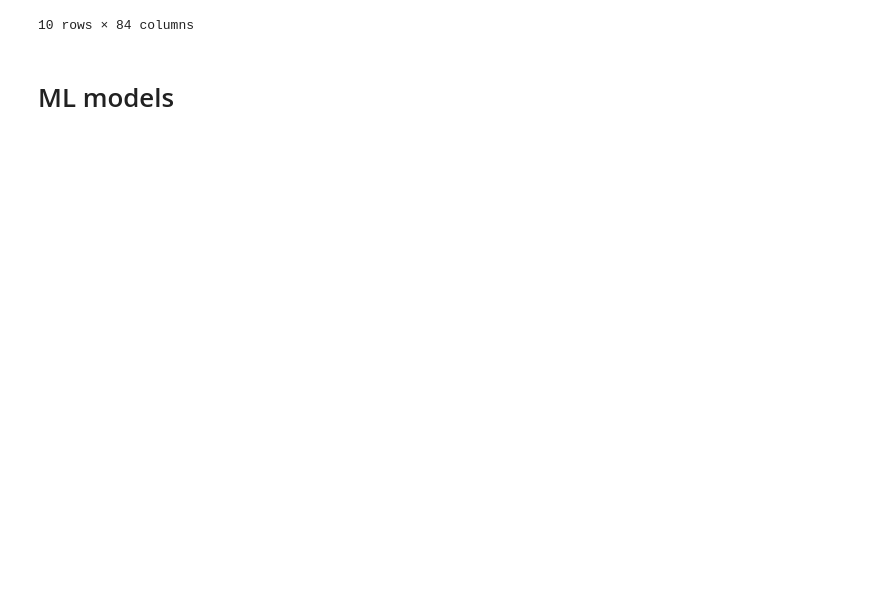
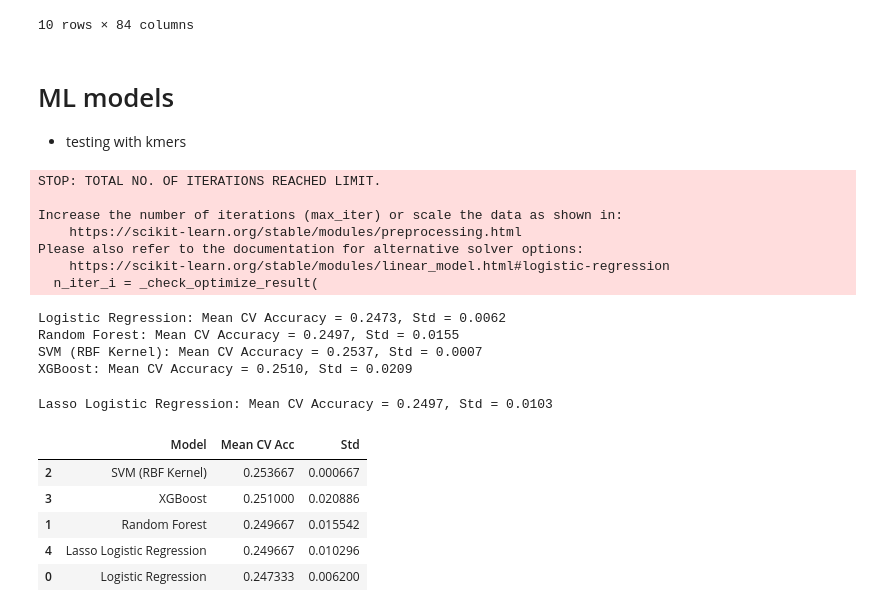
Before and after one commit to alabhastam/BioSeqClassifier, a Jupyter notebook: main.ipynb, the cells around one changed output. Cells and saved outputs as stored; diff of their text form; code cells hidden in the pictures; blank space fills up the shorter version.

Commit message:
Kaggle Notebook | BioSeqClassifier | ml models

```diff
--- a/main.ipynb
+++ b/main.ipynb
@@ -375,3 +375,61 @@ df_with_kmers.head(10)
 10 rows × 84 columns
 # %% [markdown]
 # ML models
+* testing with kmers
+# %%
+import pandas as pd
+from sklearn.model_selection import cross_val_score, StratifiedKFold
+from sklearn.linear_model import LogisticRegression, Lasso
+from sklearn.ensemble import RandomForestClassifier
+from sklearn.svm import SVC
+from xgboost import XGBClassifier
+
+# 0.Just in case
+df_ml_model = df_with_kmers.copy(deep=True)
+
+# 1. Feature selection
+X = df_ml_model.drop(['Sample_ID', 'Sequence', 'Class_Label_enc','Class_Label','Disease_Risk'], axis=1)
+y = df_ml_model['Class_Label_enc']
+
+# 2. Define models
+models = {
+    'Logistic Regression': LogisticRegression(max_iter=1000),
+    'Random Forest': RandomForestClassifier(n_estimators=100, random_state=42),
+    'SVM (RBF Kernel)': SVC(kernel='rbf', probability=True),
+    'XGBoost': XGBClassifier(use_label_encoder=False, eval_metric='logloss', random_state=42),
+    'Lasso Logistic Regression': LogisticRegression(penalty='l1', solver='saga', max_iter=1000)
+}
+
+# 3. Cross-validation setup
+skf = StratifiedKFold(n_splits=5, shuffle=True, random_state=42)
+
+# 4. Evaluate each model
+results = {}
+for name, model in models.items():
+    scores = cross_val_score(model, X, y, cv=skf, scoring='accuracy')
+    results[name] = (scores.mean(), scores.std())
+    print(f"{name}: Mean CV Accuracy = {scores.mean():.4f}, Std = {scores.std():.4f}")
+
+# 5. Show results summary
+pd.DataFrame([
+    {'Model': k, 'Mean CV Acc': v[0], 'Std': v[1]} for k, v in results.items()
+]).sort_values('Mean CV Acc', ascending=False)
+# %% [output]
+STOP: TOTAL NO. OF ITERATIONS REACHED LIMIT.
+
+Increase the number of iterations (max_iter) or scale the data as shown in:
+    https://scikit-learn.org/stable/modules/preprocessing.html
+Please also refer to the documentation for alternative solver options:
+    https://scikit-learn.org/stable/modules/linear_model.html#logistic-regression
+  n_iter_i = _check_optimize_result(
+Logistic Regression: Mean CV Accuracy = 0.2473, Std = 0.0062
+Random Forest: Mean CV Accuracy = 0.2497, Std = 0.0155
+SVM (RBF Kernel): Mean CV Accuracy = 0.2537, Std = 0.0007
+XGBoost: Mean CV Accuracy = 0.2510, Std = 0.0209
+Lasso Logistic Regression: Mean CV Accuracy = 0.2497, Std = 0.0103
+|  | Model | Mean CV Acc | Std |
+| 2 | SVM (RBF Kernel) | 0.253667 | 0.000667 |
+| 3 | XGBoost | 0.251000 | 0.020886 |
+| 1 | Random Forest | 0.249667 | 0.015542 |
+| 4 | Lasso Logistic Regression | 0.249667 | 0.010296 |
+| 0 | Logistic Regression | 0.247333 | 0.006200 |
```
Also changed, not shown: parts of 10 cells of this notebook.
